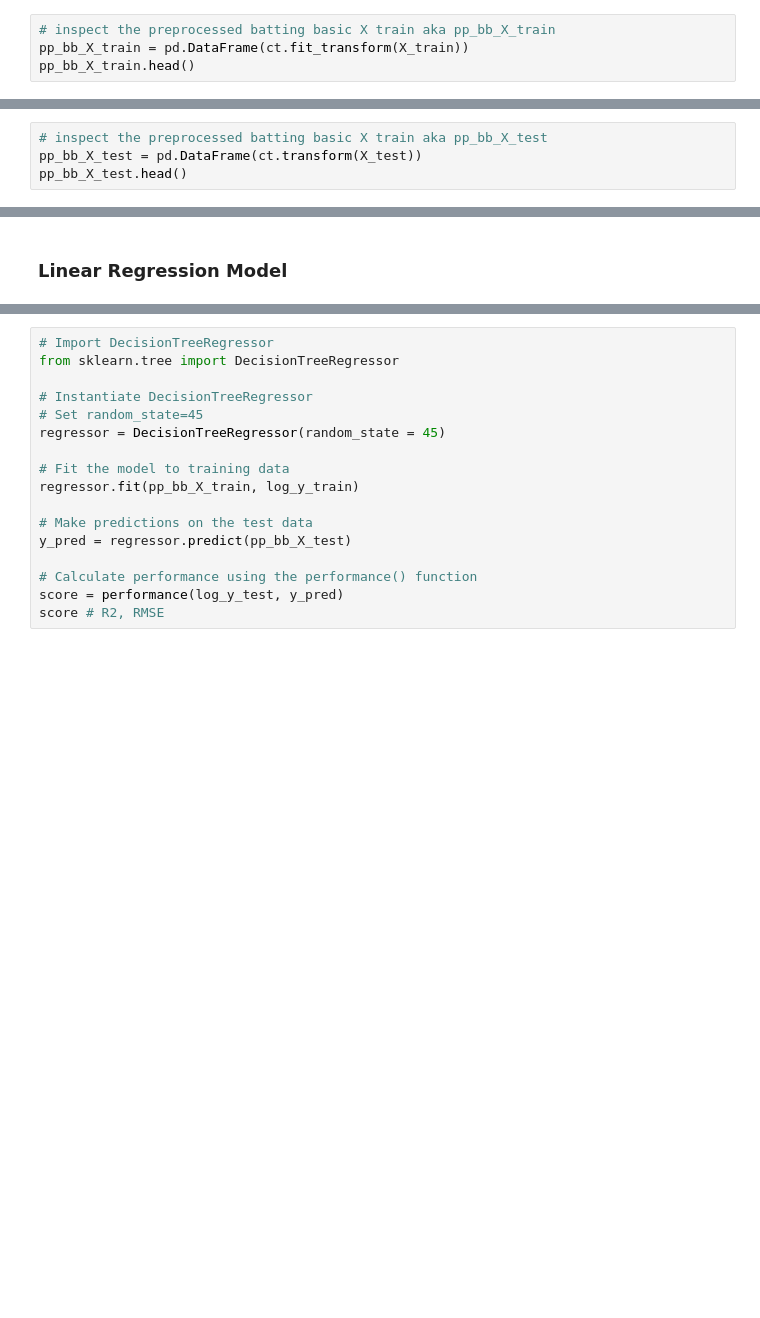
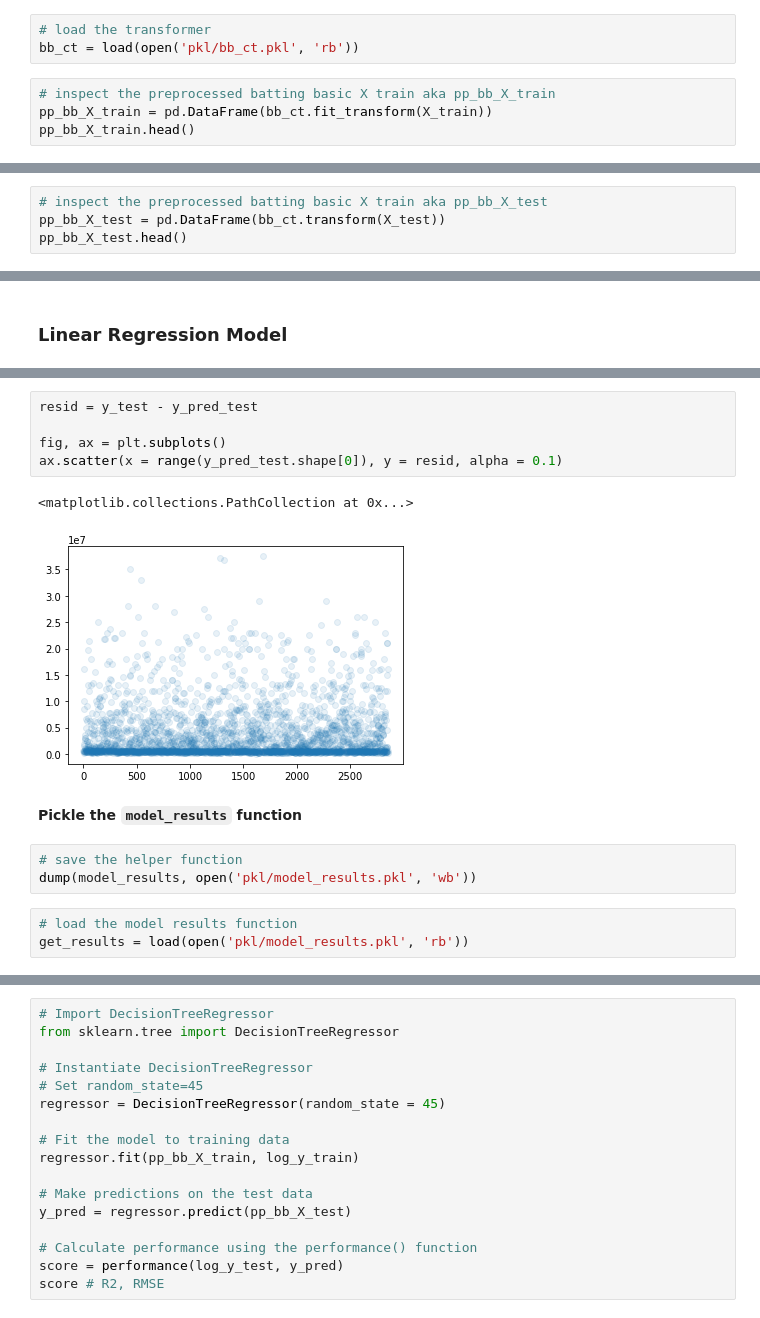
Before and after one commit to eric8395/baseball-analytics, a Jupyter notebook: Preprocessing - Batting Basic.ipynb, the cells around one changed output, grey strips where cells are left out. Drawn from its saved outputs; the diff is of its cells as text; blank space fills up the shorter version.

```diff
--- a/Preprocessing (FIRST SIMPLE MODELS).ipynb
+++ b/Preprocessing - Batting Basic.ipynb
@@ -172,6 +180,9 @@ ct = ColumnTransformer(transformers =
+# %%
+# load the transformer
+bb_ct = load(open('pkl/bb_ct.pkl', 'rb'))
 # %%
 # inspect the preprocessed batting basic X train aka pp_bb_X_train
-pp_bb_X_train = pd.DataFrame(ct.fit_transform(X_train))
+pp_bb_X_train = pd.DataFrame(bb_ct.fit_transform(X_train))
 pp_bb_X_train.head()
 # %% [output]
 |  | 0 | 1 | 2 | 3 | 4 | 5 | 6 | 7 | 8 | 9 | 10 | ... |
@@ -188,7 +199,7 @@ pp_bb_X_train.shape
 Now lets do the same transformation for the `X_test`
 # %%
 # inspect the preprocessed batting basic X train aka pp_bb_X_test
-pp_bb_X_test = pd.DataFrame(ct.transform(X_test))
+pp_bb_X_test = pd.DataFrame(bb_ct.transform(X_test))
 pp_bb_X_test.head()
 # %% [output]
 |  | 0 | 1 | 2 | 3 | 4 | 5 | 6 | 7 | 8 | 9 | 10 | ... |
@@ -355,0 +439,16 @@ Linear Regression Model Test RMSE:      4438849
+# %%
+resid = y_test - y_pred_test
+
+fig, ax = plt.subplots()
+ax.scatter(x = range(y_pred_test.shape[0]), y = resid, alpha = 0.1)
+# %% [output]
+<matplotlib.collections.PathCollection at 0x...>
+[figure, added]
+# %% [markdown]
+**Pickle the `model_results` function**
+# %%
+# save the helper function
+dump(model_results, open('pkl/model_results.pkl', 'wb'))
+# %%
+# load the model results function
+get_results = load(open('pkl/model_results.pkl', 'rb'))
```
Also changed, not shown: parts of 12 cells of this notebook, 1 other file.
